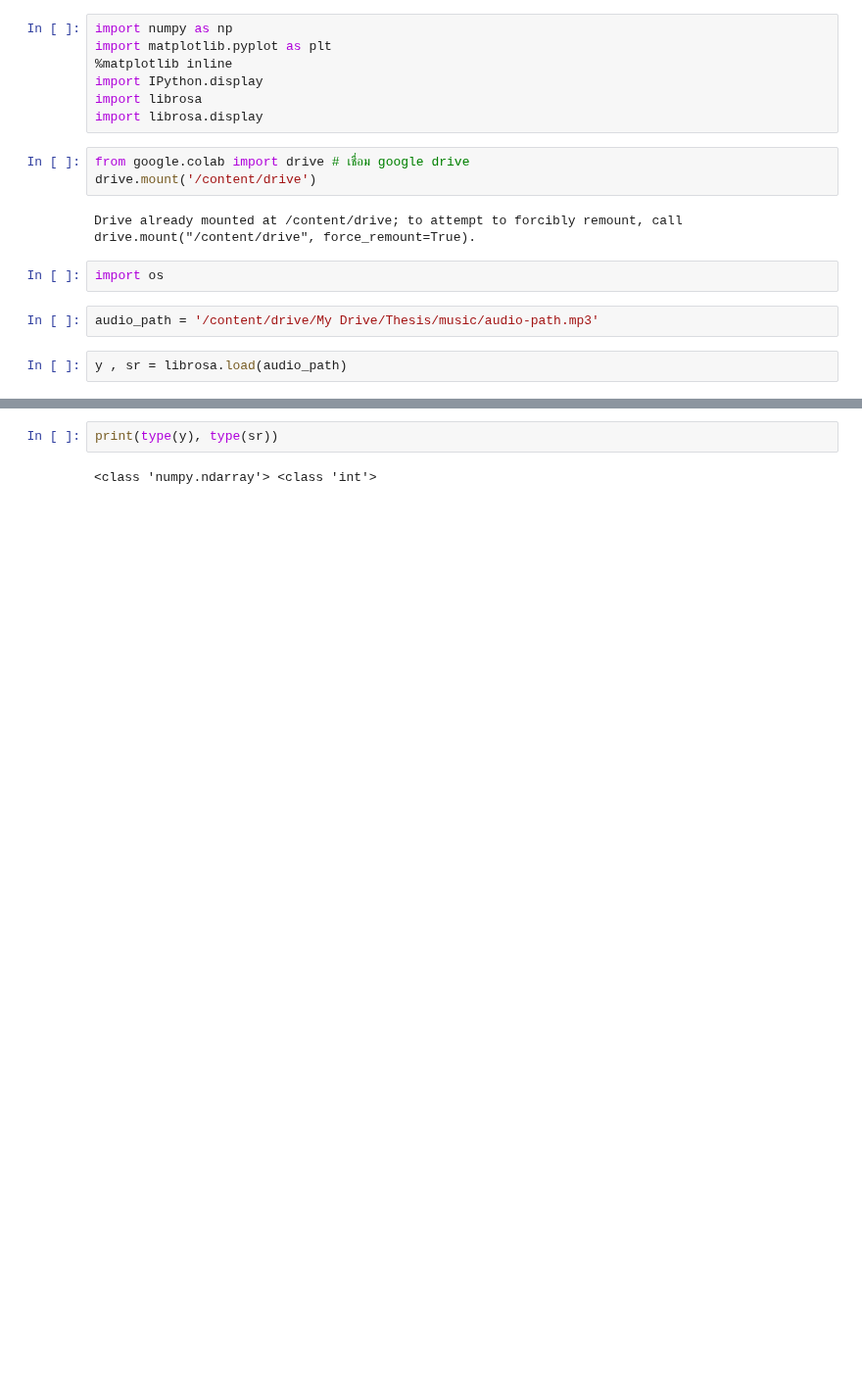
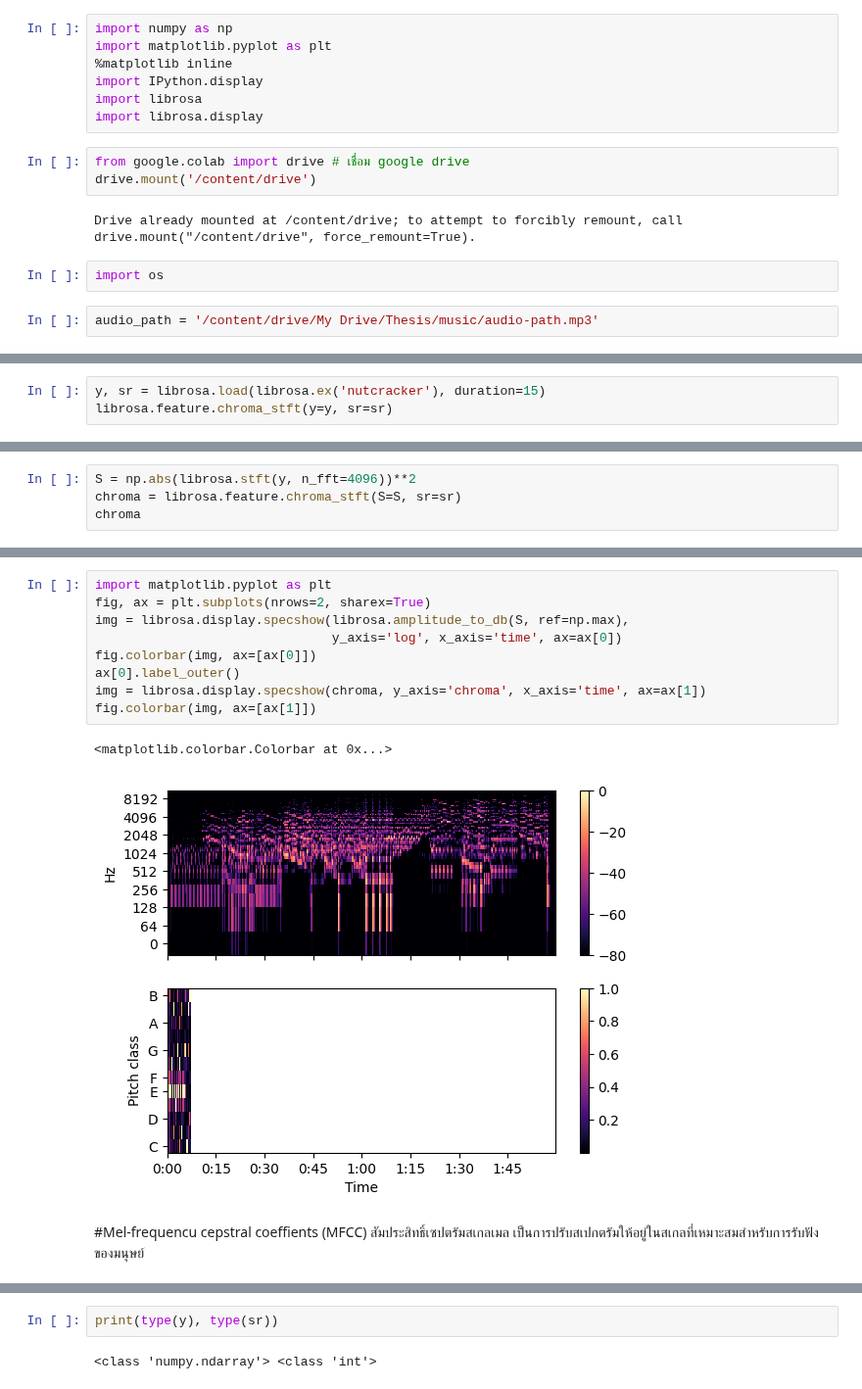
Before and after one commit to Anusarakh/DPDM2021, a Jupyter notebook: thesis_test_audio.ipynb, the cells around one changed output, grey strips where cells are left out. Shown at 98% size. Cells and saved outputs as stored; diff of their text form; blank space fills up the shorter version.

```diff
--- a/thesis_test_audio.ipynb
+++ b/thesis_test_audio.ipynb
@@ -16,5 +16,3 @@ Drive already mounted at /content/drive; to attempt to forcibly remount, call dr
 import os
 # %%
 audio_path = '/content/drive/My Drive/Thesis/music/audio-path.mp3'
-# %%
-y , sr = librosa.load(audio_path)
@@ -20,0 +25,3 @@ y , sr = librosa.load(audio_path)
+# %%
+y, sr = librosa.load(librosa.ex('nutcracker'), duration=15)
+librosa.feature.chroma_stft(y=y, sr=sr)
@@ -20,0 +61,4 @@ y , sr = librosa.load(audio_path)
+# %%
+S = np.abs(librosa.stft(y, n_fft=4096))**2
+chroma = librosa.feature.chroma_stft(S=S, sr=sr)
+chroma
@@ -20,0 +79,15 @@ y , sr = librosa.load(audio_path)
+# %%
+import matplotlib.pyplot as plt
+fig, ax = plt.subplots(nrows=2, sharex=True)
+img = librosa.display.specshow(librosa.amplitude_to_db(S, ref=np.max),
+                               y_axis='log', x_axis='time', ax=ax[0])
+fig.colorbar(img, ax=[ax[0]])
+ax[0].label_outer()
+img = librosa.display.specshow(chroma, y_axis='chroma', x_axis='time', ax=ax[1])
+fig.colorbar(img, ax=[ax[1]])
+# %% [output]
+<matplotlib.colorbar.Colorbar at 0x...>
+[figure, added]
+# %% [markdown]
+#Mel-frequencu cepstral coeffients (MFCC)
+ สัมประสิทธิ์เซปตรัมสเกลเมล เป็นการปรับสเปกตรัมให้อยู่ในสเกลที่เหมาะสมสำหรับการรับฟังของมนุษย์
```
Also changed, not shown: parts of 12 cells of this notebook.
